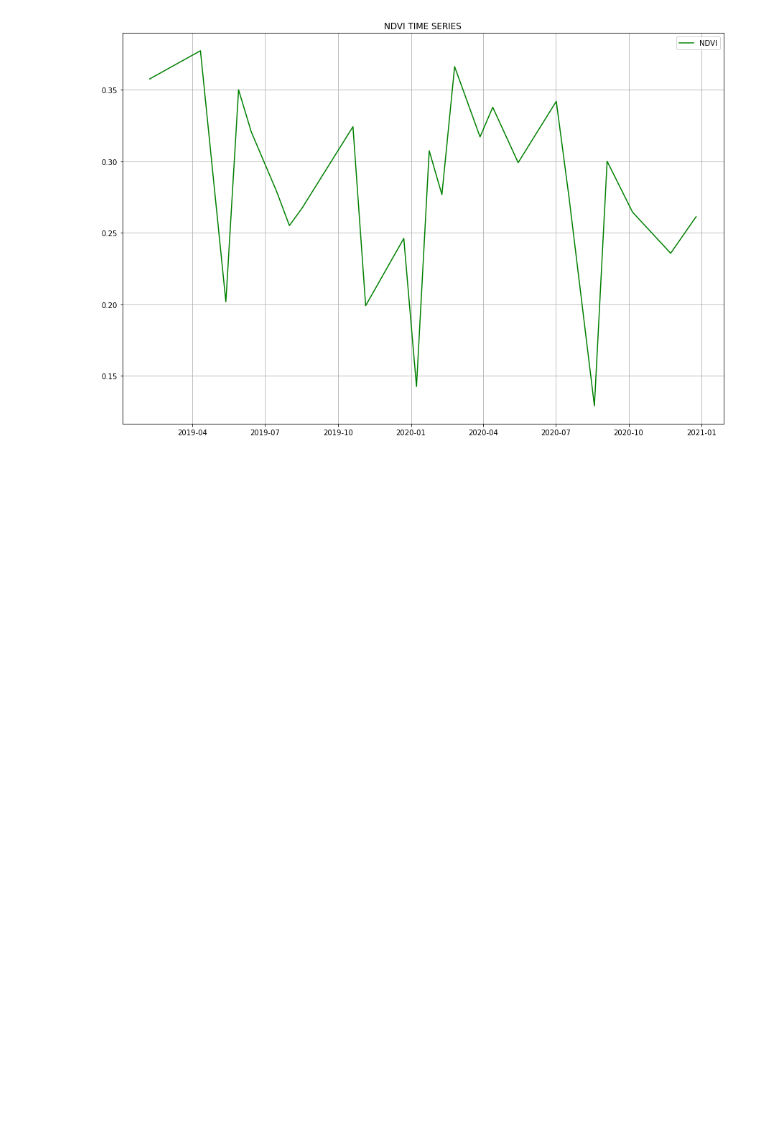
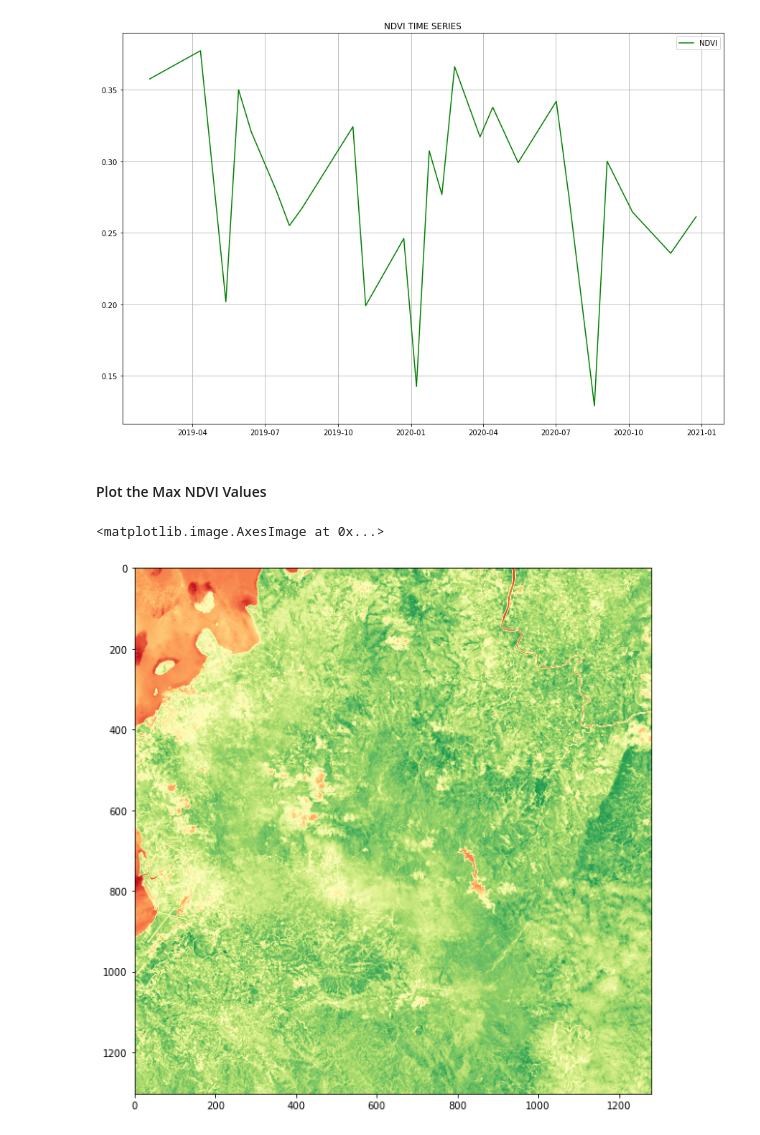
Before and after one commit to digitalearthpacific/DigitalEarthPacific, a Jupyter notebook: notebooks/dev/TimeSeries.ipynb, the cells around one changed output. Drawn from its saved outputs; the diff is of its cells as text; code cells hidden in the pictures; blank space fills up the shorter version.

```diff
--- a/notebooks/dev/TimeSeries.ipynb
+++ b/notebooks/dev/TimeSeries.ipynb
@@ -70,15 +84,21 @@ Returned 25 Items
 # %%
 date = []
 mean_ndvi = []
+mean_max = 0
+plt_ndvi = 0
 for image in items:
     date.append(image.datetime)
     red = get_band(image, 'red')
     nir = get_band(image, 'nir08')
+
     NDVI = (nir - red) / (nir + red)
 
     ndvi_matrix = np.matrix(NDVI)
+    mean_ndvi.append(ndvi_matrix.mean())
 
-    mean_ndvi.append(ndvi_matrix.mean())
+    if mean_max > ndvi_matrix.mean():
+        plt_ndvi = NDVI
+    mean_max = ndvi_matrix.mean()
 
 fig = figure(figsize=(15, 10), frameon=True)
 plt.plot(date , mean_ndvi, color= 'green',label='NDVI')
@@ -88,3 +108,11 @@ plt.grid()
 plt.show()
 # %% [output]
 [figure]
+# %% [markdown]
+#### Plot the Max NDVI Values
+# %%
+fig = figure(figsize=(10, 10), frameon=True)
+plt.imshow(plt_ndvi, cmap="RdYlGn")
+# %% [output]
+<matplotlib.image.AxesImage at 0x...>
+[figure, added]
```
Also changed, not shown: parts of 3 cells of this notebook.
